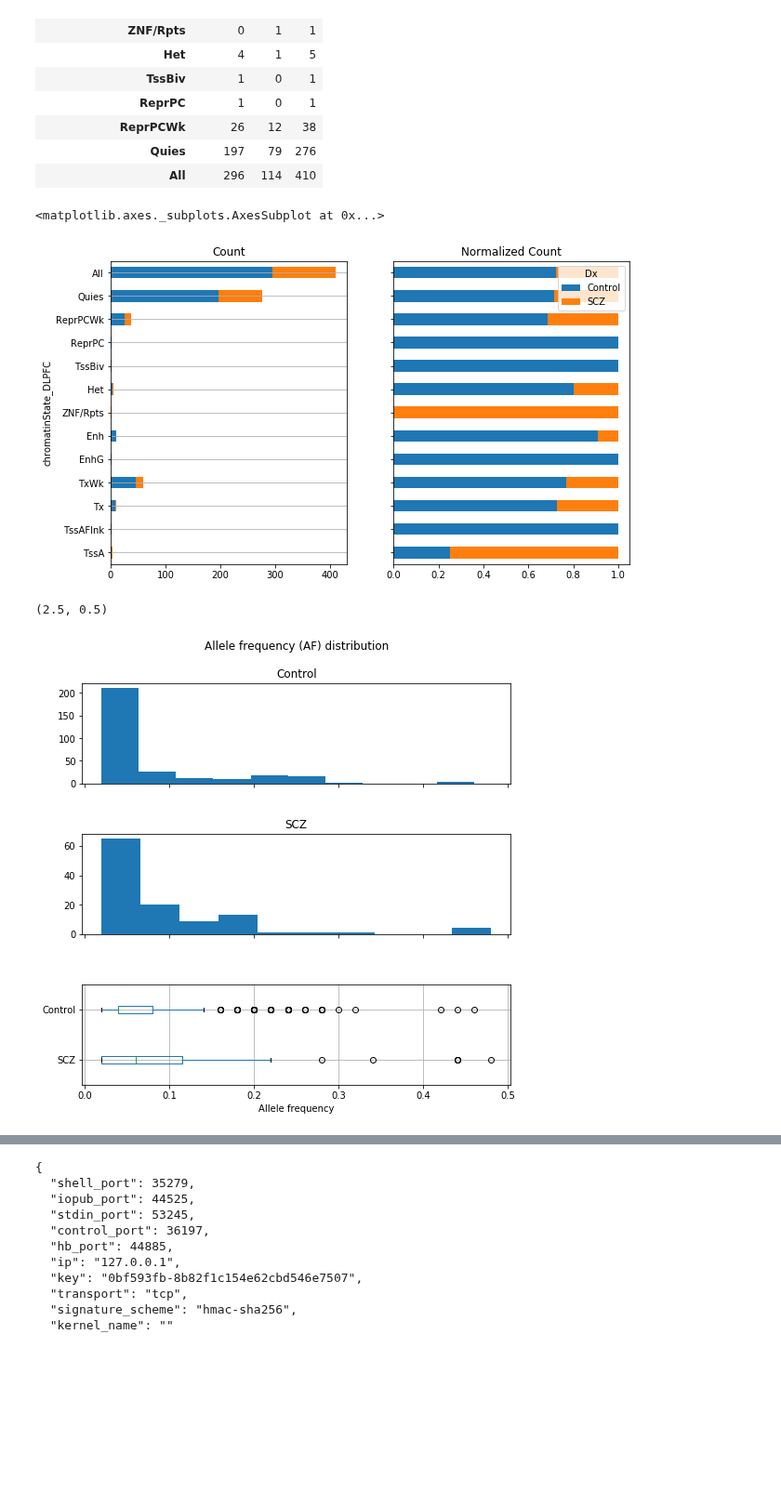
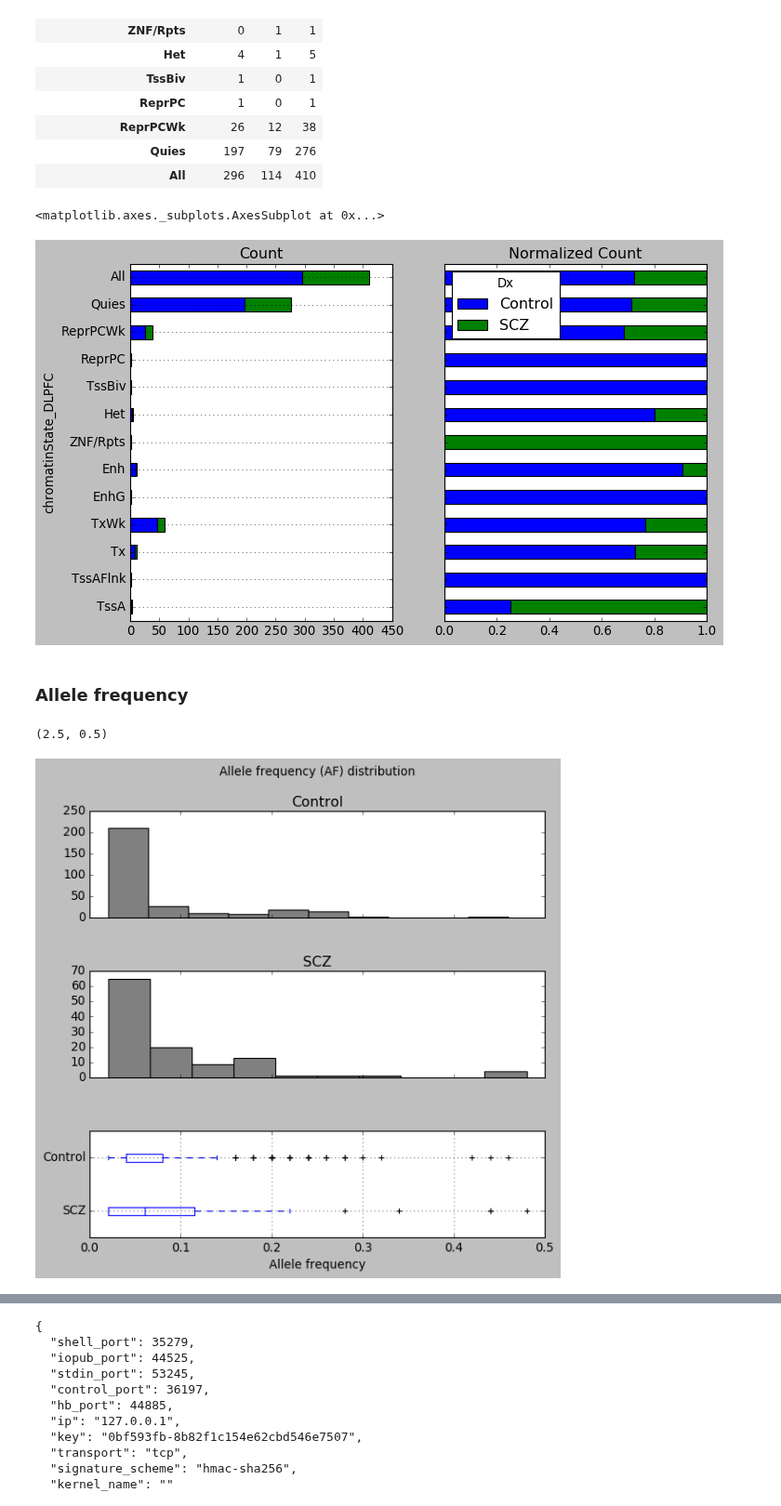
Before and after one commit to attilagk/BSM-research, a Jupyter notebook: notebook/2020-06-10-chromatin-state/2020-06-10-chromatin-state.ipynb, the cells around one changed output, grey strips where cells are left out. Shown at 93% size. Saved outputs shown, nothing was run; the diff lists cells and outputs as text; code cells hidden in the pictures; blank space fills up the shorter version.

```diff
--- a/notebook/2020-06-10-chromatin-state/2020-06-10-chromatin-state.ipynb
+++ b/notebook/2020-06-10-chromatin-state/2020-06-10-chromatin-state.ipynb
@@ -67,6 +72,8 @@ state_Dx
 | ReprPCWk | 26 | 12 | 38 |
 | Quies | 197 | 79 | 276 |
 | All | 296 | 114 | 410 |
+# %%
+plt.style.use('classic')
 # %%
 state_Dx_norm = pd.crosstab(calls['chromatinState_DLPFC'], calls['Dx'], normalize='index', margins=True)
 fig, ax = plt.subplots(1, 2, sharey=True, figsize=(10, 6))
@@ -75,15 +82,17 @@ ax[0].grid(True, axis='y')
 state_Dx_norm.plot.barh(stacked=True, ax=ax[1], title='Normalized Count')
 # %% [output]
 <matplotlib.axes._subplots.AxesSubplot at 0x...>
-[figure, old version]
+[figure, new version]
+# %% [markdown]
+### Allele frequency
 # %%
 fig, ax = plt.subplots(3, 1, figsize=(8, 8), sharex=True)
-calls.hist(column='AF', by='Dx', ax=ax[0:2], grid=True)
-calls.boxplot('AF', by='Dx', vert=False, ax=ax[2], showfliers=True)
+calls.hist(column='AF', by='Dx', ax=ax[0:2], grid=True, color='gray')
+calls.boxplot('AF', by='Dx', vert=False, ax=ax[2], showfliers=True, color='black')
 ax[2].set_xlabel('Allele frequency')
 ax[2].set_title('')
 fig.suptitle('Allele frequency (AF) distribution')
 ax[2].set_ylim(2.5, 0.5)
 # %% [output]
 (2.5, 0.5)
-[figure, old version]
+[figure, new version]
```
Also changed, not shown: parts of 8 cells of this notebook, 5 other files.
